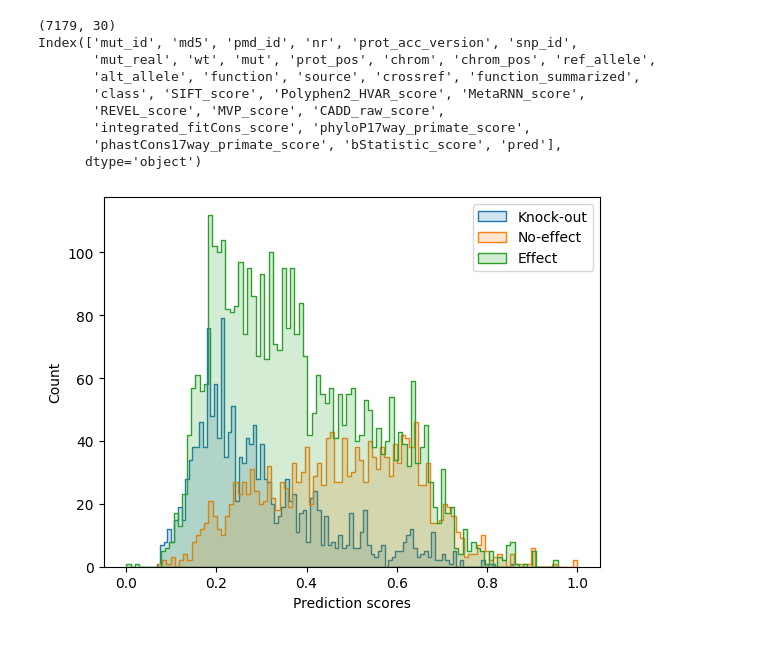
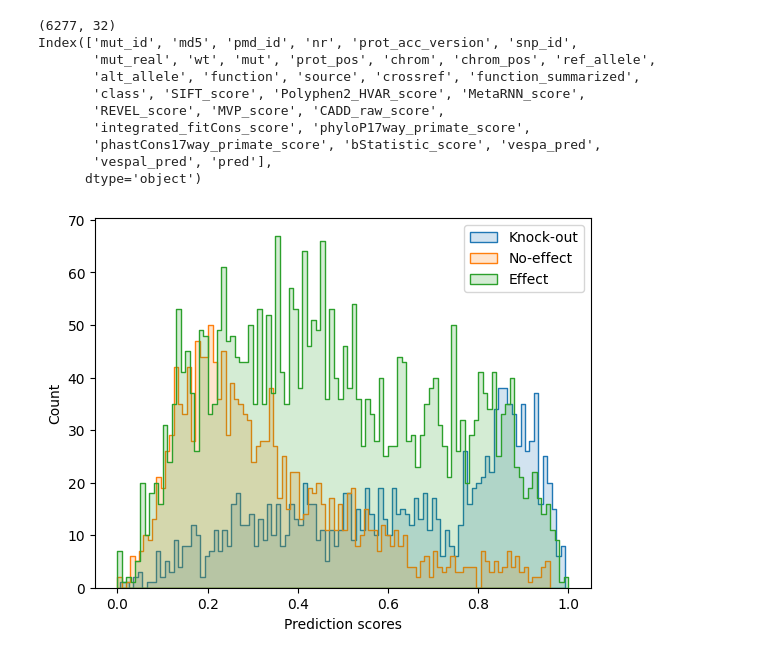
Before and after one commit to akabiraka/variant_effect_analysis, a Jupyter notebook: models/vespa_marquet/test_model_predictions.ipynb, the cells around one changed output. Cells and saved outputs as stored; diff of their text form; code cells hidden in the pictures.

Commit message:
vespa run complete

```diff
--- a/models/vespa_marquet/test_model_predictions.ipynb
+++ b/models/vespa_marquet/test_model_predictions.ipynb
@@ -23,37 +23,38 @@ def plot_distribution(result_df, n_samples=None):
 
     # print(effect.shape, knock_out.shape, no_effect.shape)
     bins = 100 # 20, 100, 500
 
     sns.histplot(knock_out["pred"], bins=bins, label=f"Knock-out", element="step", alpha=.2)
     sns.histplot(no_effect["pred"], bins=bins, label=f"No-effect", element="step", alpha=.2)
     sns.histplot(effect["pred"], bins=bins, label=f"Effect", element="step", alpha=.2)
     # sns.histplot(result_df, x="pred", y="class", element="step", hue="class", bins=bins, alpha=0.2)
 
     plt.legend()
     plt.xlabel("Prediction scores")
     plt.ylabel("Count")
     plt.show()
 
 model_dir = "vespa_marquet"
 model_name = "vespa"
 result_df = pd.read_csv(home_dir+f"models/{model_dir}/outputs/{model_name}/pmd/preds_{model_name}_masked.tsv", sep="\t")
-model_pred_col = "pred"
+model_pred_col = "vespa_pred" # vespal_pred, vespa_pred
 result_df["pred"]=(result_df[model_pred_col]-result_df[model_pred_col].min())/(result_df[model_pred_col].max()-result_df[model_pred_col].min()) # scaling prediction scores between [0, 1]
 print(result_df.shape)
 print(result_df.columns)
 result_df["class"].value_counts()
 plot_distribution(result_df, n_samples=None)
 # %% [output]
-(7179, 30)
+(6277, 32)
 Index(['mut_id', 'md5', 'pmd_id', 'nr', 'prot_acc_version', 'snp_id',
        'mut_real', 'wt', 'mut', 'prot_pos', 'chrom', 'chrom_pos', 'ref_allele',
        'alt_allele', 'function', 'source', 'crossref', 'function_summarized',
        'class', 'SIFT_score', 'Polyphen2_HVAR_score', 'MetaRNN_score',
        'REVEL_score', 'MVP_score', 'CADD_raw_score',
        'integrated_fitCons_score', 'phyloP17way_primate_score',
-       'phastCons17way_primate_score', 'bStatistic_score', 'pred'],
+       'phastCons17way_primate_score', 'bStatistic_score', 'vespa_pred',
+       'vespal_pred', 'pred'],
       dtype='object')
-[figure, old version]
+[figure, new version]
 # %%
 # popu-freq prediction scores distribution plot
 def plot_distribution(result_df, n_samples=None):
```
Also changed, not shown: parts of 2 cells of this notebook, 5 other files.
